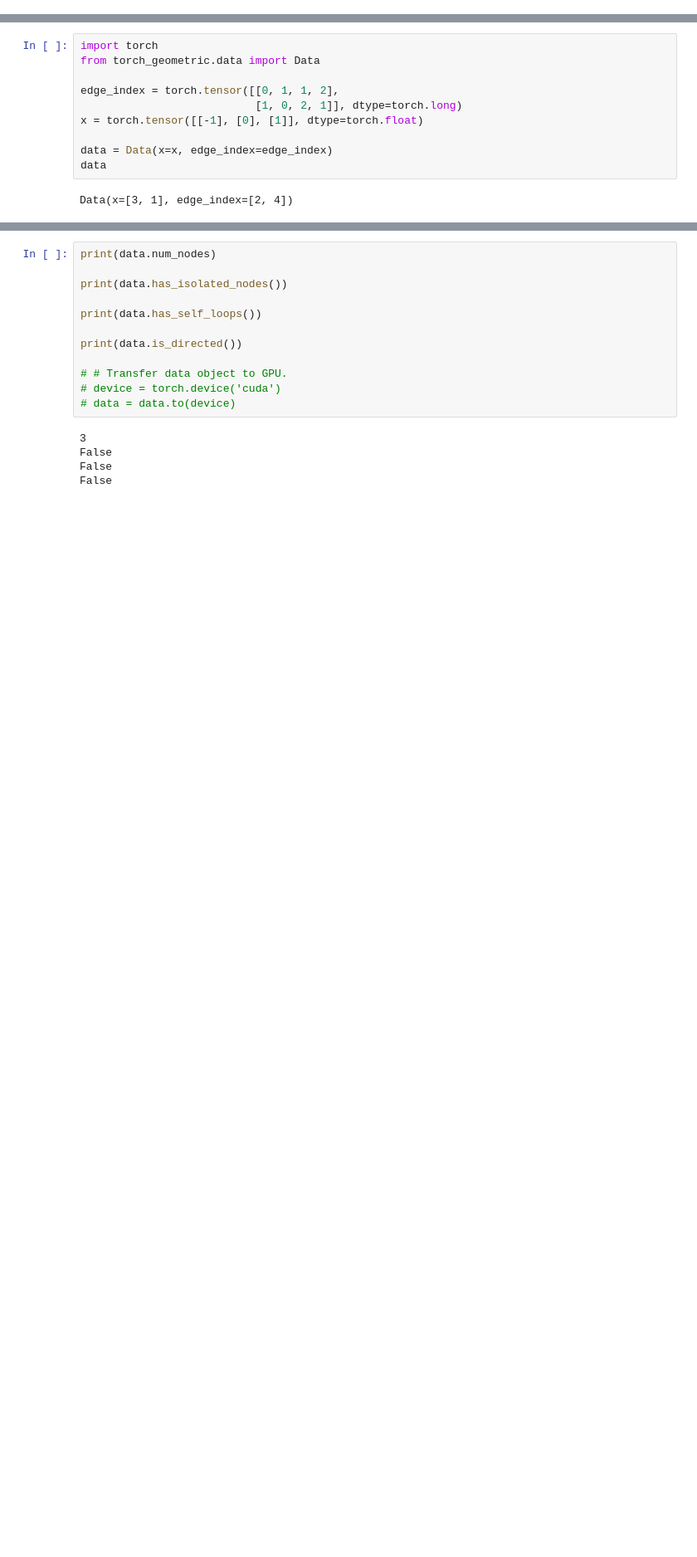
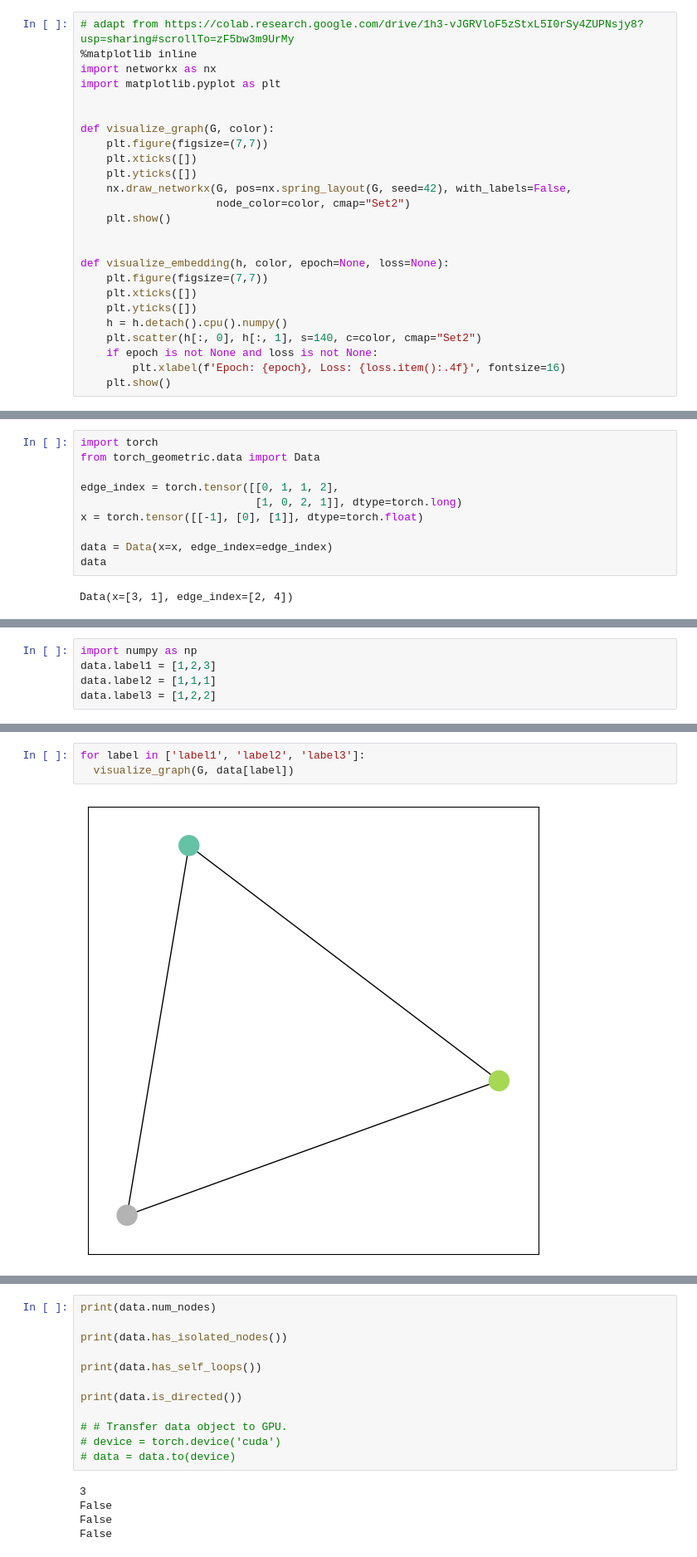
Before and after one commit to li-ziang/2025-Fall-MLG, a Jupyter notebook: pyg_tutorial.ipynb, the cells around one changed output, grey strips where cells are left out. Shown at 83% size. Drawn from its saved outputs; the diff is of its cells as text; blank space fills up the shorter version.

```diff
--- a/pyg_tutorial.ipynb
+++ b/pyg_tutorial.ipynb
@@ -4,3 +8,28 @@
+# %%
+# adapt from https://colab.research.google.com/drive/1h3-vJGRVloF5zStxL5I0rSy4ZUPNsjy8?usp=sharing#scrollTo=zF5bw3m9UrMy
+%matplotlib inline
+import networkx as nx
+import matplotlib.pyplot as plt
+
+
+def visualize_graph(G, color):
+    plt.figure(figsize=(7,7))
+    plt.xticks([])
+    plt.yticks([])
+    nx.draw_networkx(G, pos=nx.spring_layout(G, seed=42), with_labels=False,
+                     node_color=color, cmap="Set2")
+    plt.show()
+
+
+def visualize_embedding(h, color, epoch=None, loss=None):
+    plt.figure(figsize=(7,7))
+    plt.xticks([])
+    plt.yticks([])
+    h = h.detach().cpu().numpy()
+    plt.scatter(h[:, 0], h[:, 1], s=140, c=color, cmap="Set2")
+    if epoch is not None and loss is not None:
+        plt.xlabel(f'Epoch: {epoch}, Loss: {loss.item():.4f}', fontsize=16)
+    plt.show()
 # %% [markdown]
 # How to Construct a graph
 # %% [markdown]
@@ -22,0 +54,5 @@ Data(x=[3, 1], edge_index=[2, 4])
+# %%
+import numpy as np
+data.label1 = [1,2,3]
+data.label2 = [1,1,1]
+data.label3 = [1,2,2]
@@ -22,0 +70,5 @@ Data(x=[3, 1], edge_index=[2, 4])
+# %%
+for label in ['label1', 'label2', 'label3']:
+  visualize_graph(G, data[label])
+# %% [output]
+[figure, added]
```
Also changed, not shown: parts of 27 cells of this notebook.
